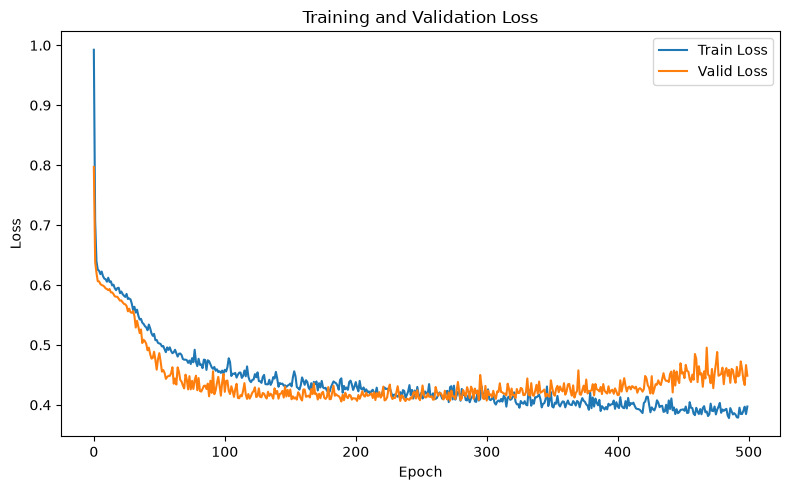
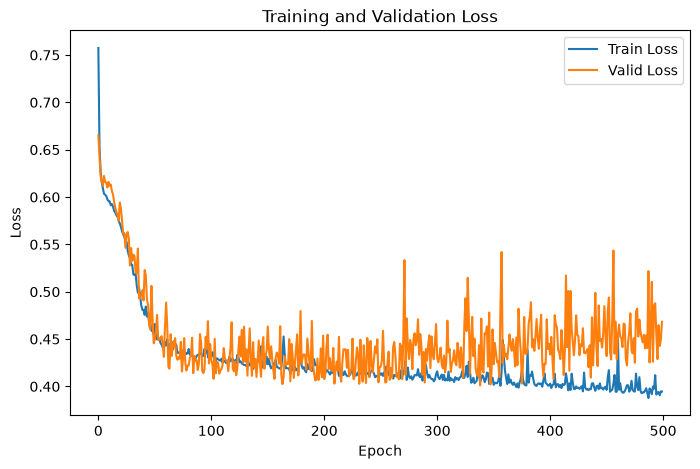
The change to this notebook cell's code, shown as a diff; its figure went from the first image to the second:
--- before
+++ after
@@ -50,5 +50,5 @@
         optimizer.step()
 
-        train_loss +=loss.item()
+        train_loss += loss.item() * x_batch.size(0)
 
         prob=torch.sigmoid(y_pred)
@@ -59,5 +59,5 @@
         train_total+=y_batch.size(0)
     # 计算平均loss
-    avg_train_loss = train_loss / len(train_loader)
+    avg_train_loss = train_loss / train_total
 
     # 计算训练准确率
@@ -79,5 +79,5 @@
             loss = criterion(y_pred,y_batch)
 
-            valid_loss+=loss.item()
+            valid_loss += loss.item() * x_batch.size(0)
 
             prob = torch.sigmoid(y_pred)
@@ -88,5 +88,5 @@
             
     # 计算平均loss
-    avg_valid_loss = valid_loss / len(valid_loader)
+    avg_valid_loss = valid_loss / valid_total
     valid_acc =valid_correct / valid_total
 
@@ -104,8 +104,4 @@
         
 import matplotlib.pyplot as plt
-from pathlib import Path
-
-results_dir = Path('images')
-results_dir.mkdir(exist_ok=True)
 
 plt.figure(figsize=(8, 5))
@@ -119,6 +115,4 @@
 
 plt.legend()
-plt.tight_layout()
-plt.savefig(results_dir / 'training_validation_loss.png', dpi=160, bbox_inches='tight')
 plt.show()    
 
@@ -133,6 +127,3 @@
 
 plt.legend()
-plt.tight_layout()
-plt.savefig(results_dir / 'training_validation_accuracy.png', dpi=160, bbox_inches='tight')
 plt.show()
-print(f'Best validation accuracy: {best_valid_acc * 100:.2f}%')

Commit: Update Titanic survival prediction results